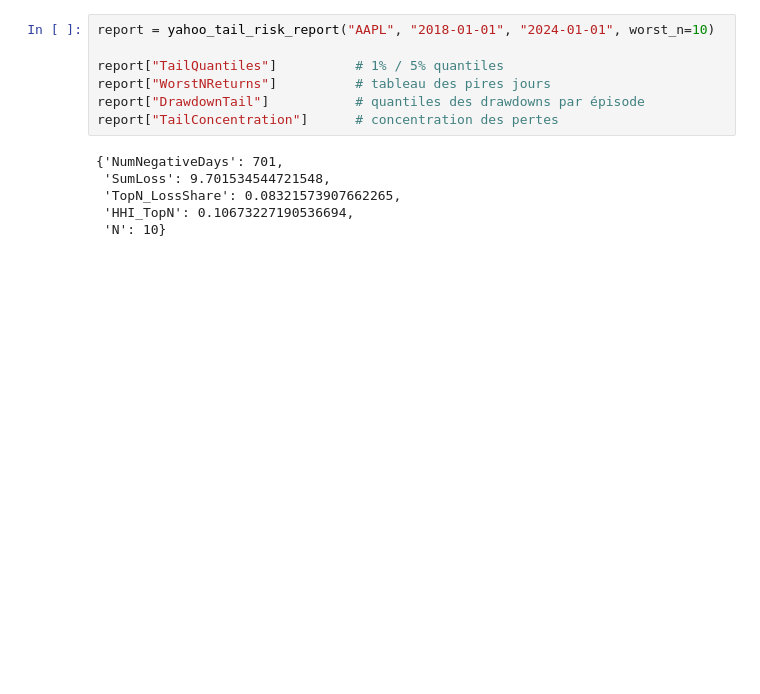
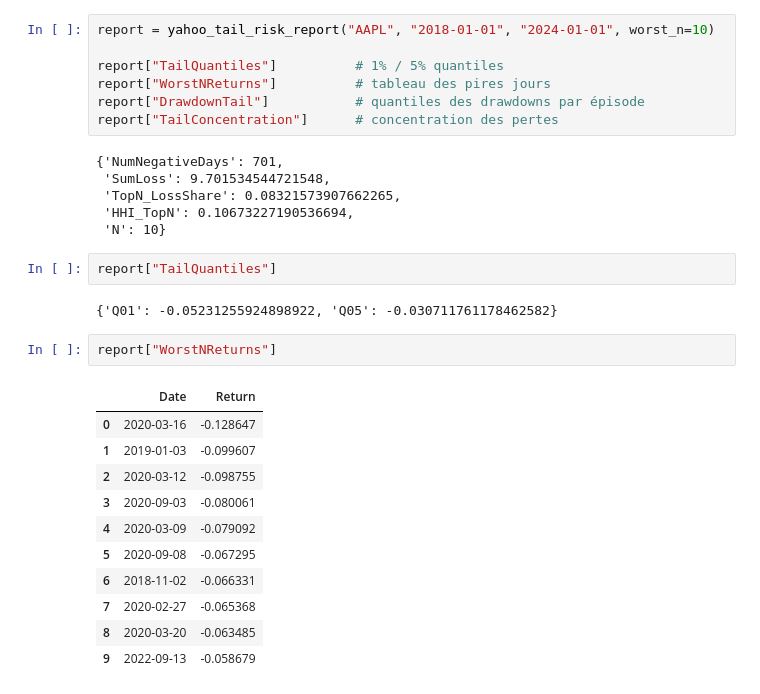
Before and after one commit to Vincent-Bulut/kitt, a Jupyter notebook: notebooks/analytics.ipynb, the cells around one changed output. Drawn from its saved outputs; the diff is of its cells as text; blank space fills up the shorter version.

```diff
--- a/notebooks/analytics.ipynb
+++ b/notebooks/analytics.ipynb
@@ -1379,3 +1060,21 @@ report["TailConcentration"]      # concentration des pertes
  'TopN_LossShare': 0.08321573907662265,
  'HHI_TopN': 0.10673227190536694,
  'N': 10}
+# %%
+report["TailQuantiles"]
+# %% [output]
+{'Q01': -0.05231255924898922, 'Q05': -0.030711761178462582}
+# %%
+report["WorstNReturns"]
+# %% [output]
+|  | Date | Return |
+| 0 | 2020-03-16 | -0.128647 |
+| 1 | 2019-01-03 | -0.099607 |
+| 2 | 2020-03-12 | -0.098755 |
+| 3 | 2020-09-03 | -0.080061 |
+| 4 | 2020-03-09 | -0.079092 |
+| 5 | 2020-09-08 | -0.067295 |
+| 6 | 2018-11-02 | -0.066331 |
+| 7 | 2020-02-27 | -0.065368 |
+| 8 | 2020-03-20 | -0.063485 |
+| 9 | 2022-09-13 | -0.058679 |
```
Also changed, not shown: parts of 19 cells of this notebook.
